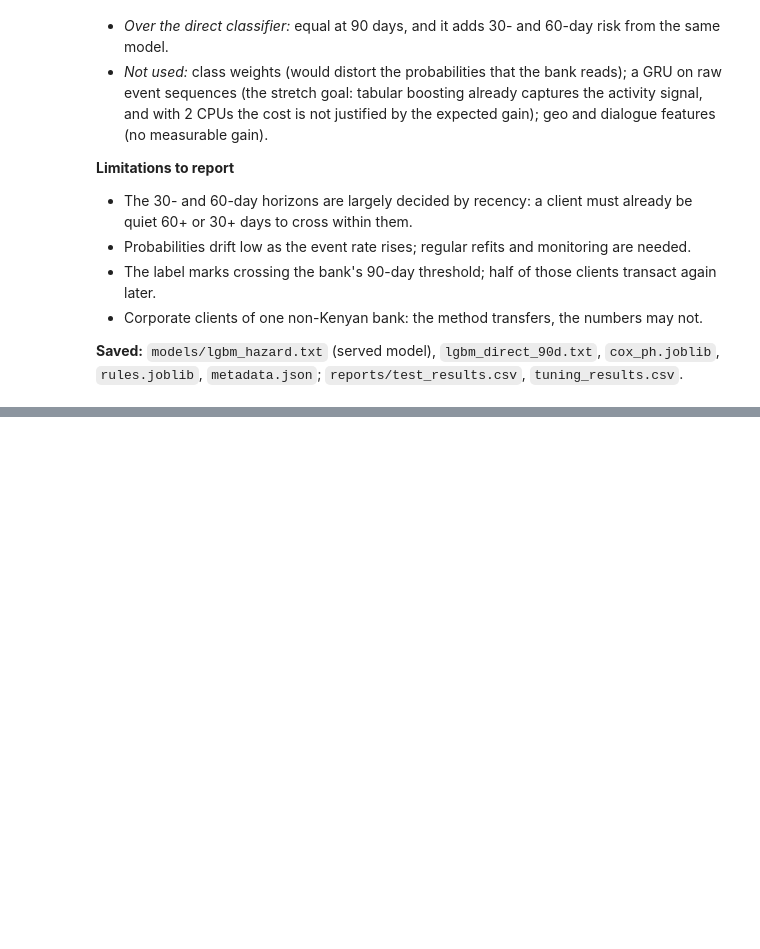
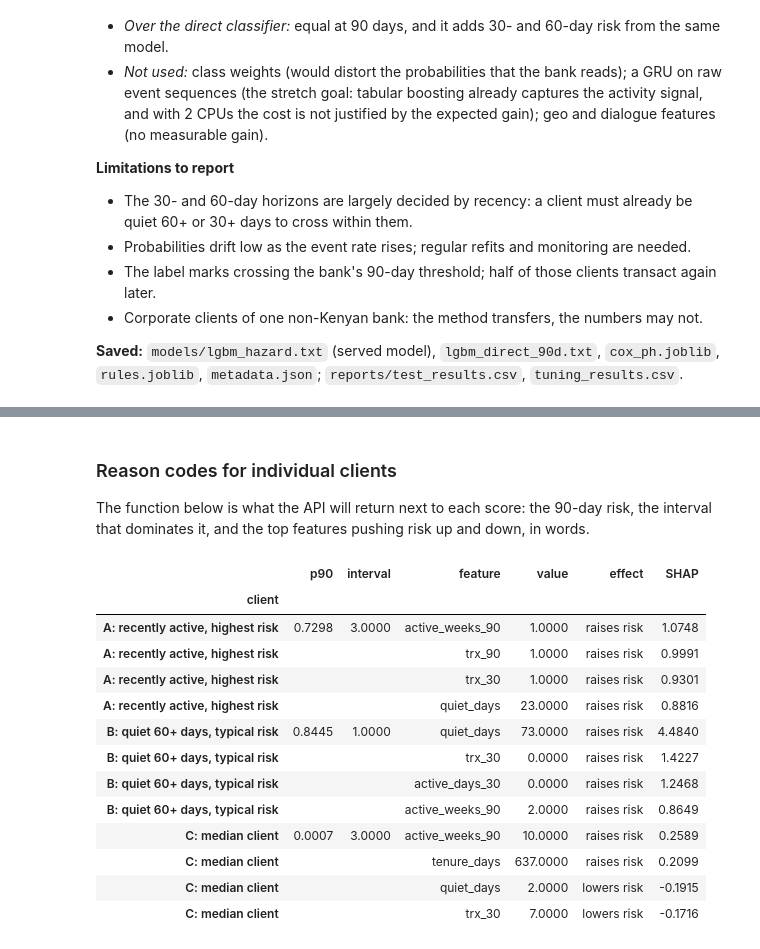
Before and after one commit to tintinWanyoike/084045_dsa_8401_capstone_project, a Jupyter notebook: notebook.ipynb, the cells around one changed output, grey strips where cells are left out. Cells and saved outputs as stored; diff of their text form; code cells hidden in the pictures; blank space fills up the shorter version.

```diff
--- a/notebook.ipynb
+++ b/notebook.ipynb
@@ -2990,0 +3191,52 @@ zsh:1: no matches found: Project/084045_dsa_8401_capstone_project/reports/*.csv
+# %% [markdown]
+### Reason codes for individual clients
+
+The function below is what the API will return next to each score: the 90-day risk, the
+interval that dominates it, and the top features pushing risk up and down, in words.
+# %%
+def explain(m, row: pd.DataFrame, top_n: int = 4) -> dict:
+    h = hazards(m, row)[0]
+    surv_before = np.concatenate([[1.0], np.cumprod(1 - h)[:-1]])
+    p_interval = h * surv_before                       # P(event in interval k)
+    k = int(np.argmax(p_interval)) + 1
+    sv, _ = shap_values(m, row, k)
+    sv = sv.drop(columns="k").iloc[0].sort_values(key=abs, ascending=False)
+    reasons = []
+    for f, v in sv.head(top_n).items():
+        reasons.append({"feature": f, "value": float(row[f].iloc[0]), "shap": float(v),
+                        "effect": "raises risk" if v > 0 else "lowers risk",
+                        "meaning": fd.loc[f, "description"]})
+    return {"p90": float(1 - np.prod(1 - h)), "dominant_interval": k, "reasons": reasons}
+
+
+last_date = test["score_date"].max()
+latest = test[test["score_date"] == last_date].assign(p90=lambda d: risk(model, d)["p90"].to_numpy())
+examples = {
+    "A: recently active, highest risk": latest[latest["recently_active"]].nlargest(1, "p90"),
+    "B: quiet 60+ days, typical risk": latest[latest["quiet_days"] >= 60].iloc[[len(latest[latest["quiet_days"] >= 60]) // 2]],
+    "C: median client": latest.iloc[[latest["p90"].rank(method="first").sub(len(latest) / 2).abs().argmin()]],
+}
+rows = []
+for name, r in examples.items():
+    e = explain(model, r)
+    for i, reason in enumerate(e["reasons"]):
+        rows.append({"client": name, "p90": e["p90"] if i == 0 else None,
+                     "interval": e["dominant_interval"] if i == 0 else None,
+                     "feature": reason["feature"], "value": reason["value"],
+                     "effect": reason["effect"], "SHAP": reason["shap"]})
+pd.DataFrame(rows).set_index(["client"]).fillna("")
+# %% [output]
+|  | p90 | interval | feature | value | effect | SHAP |
+| client |  |  |  |  |  |  |
+| A: recently active, highest risk | 0.7298 | 3.0000 | active_weeks_90 | 1.0000 | raises risk | 1.0748 |
+| A: recently active, highest risk |  |  | trx_90 | 1.0000 | raises risk | 0.9991 |
+| A: recently active, highest risk |  |  | trx_30 | 1.0000 | raises risk | 0.9301 |
+| A: recently active, highest risk |  |  | quiet_days | 23.0000 | raises risk | 0.8816 |
+| B: quiet 60+ days, typical risk | 0.8445 | 1.0000 | quiet_days | 73.0000 | raises risk | 4.4840 |
+| B: quiet 60+ days, typical risk |  |  | trx_30 | 0.0000 | raises risk | 1.4227 |
+| B: quiet 60+ days, typical risk |  |  | active_days_30 | 0.0000 | raises risk | 1.2468 |
+| B: quiet 60+ days, typical risk |  |  | active_weeks_90 | 2.0000 | raises risk | 0.8649 |
+| C: median client | 0.0007 | 3.0000 | active_weeks_90 | 10.0000 | raises risk | 0.2589 |
+| C: median client |  |  | tenure_days | 637.0000 | raises risk | 0.2099 |
+| C: median client |  |  | quiet_days | 2.0000 | lowers risk | -0.1915 |
+| C: median client |  |  | trx_30 | 7.0000 | lowers risk | -0.1716 |
```
Also changed, not shown: parts of 30 cells of this notebook, 3 other files.
